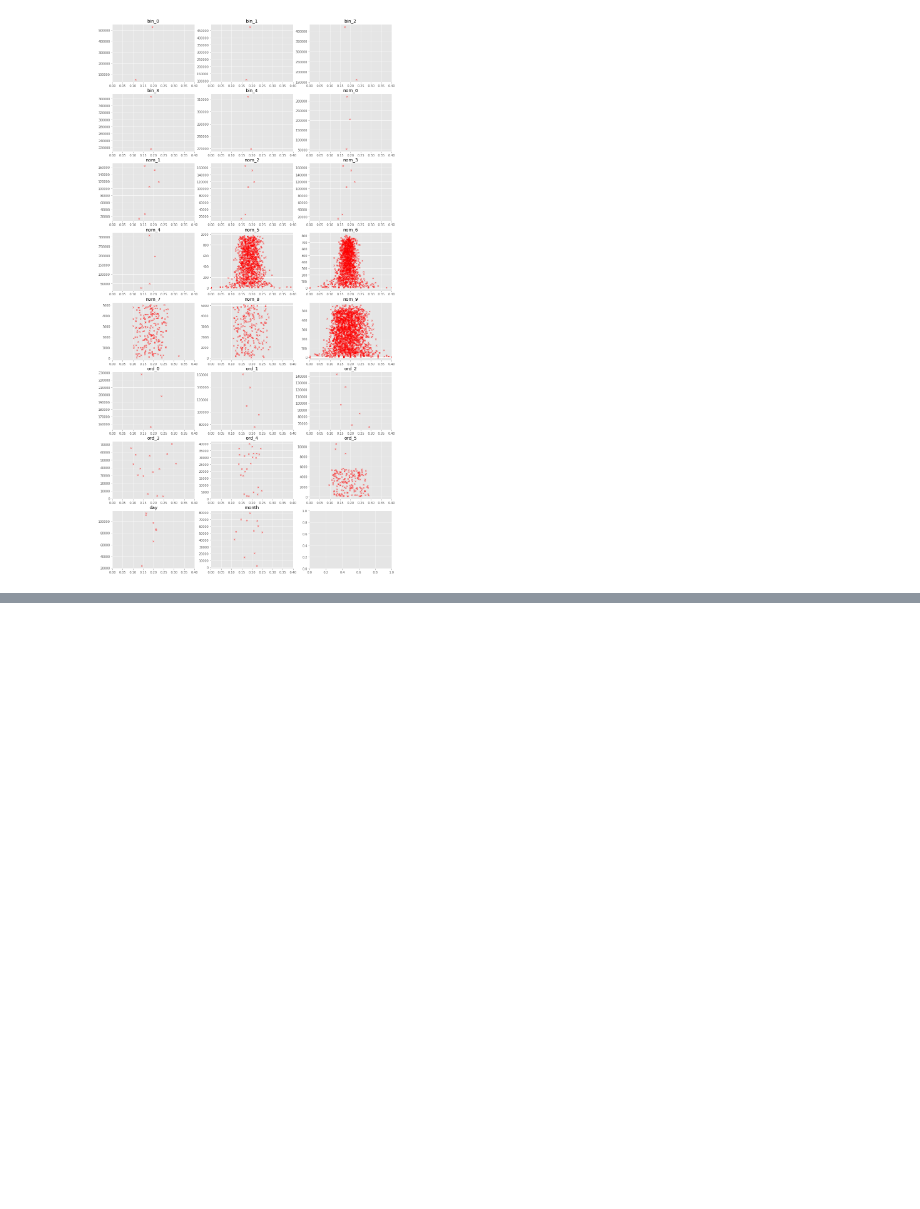
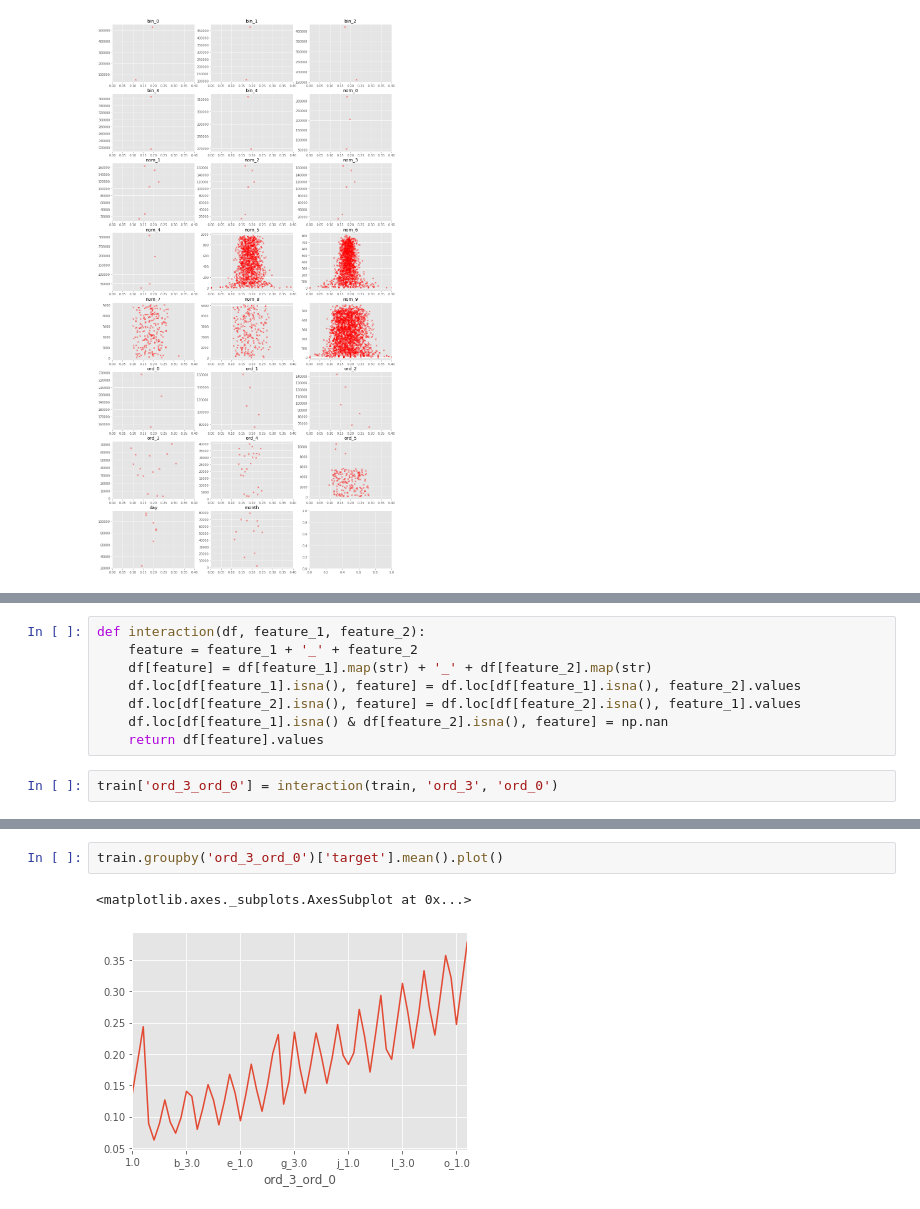
Before and after one commit to viktorsapozhok/cafeen, a Jupyter notebook: notebooks/1_eda.ipynb, the cells around one changed output, grey strips where cells are left out. Drawn from its saved outputs; the diff is of its cells as text; blank space fills up the shorter version.

```diff
--- a/notebooks/1_eda.ipynb
+++ b/notebooks/1_eda.ipynb
@@ -138,0 +148,10 @@ stat.iloc[0:60]
+# %%
+def interaction(df, feature_1, feature_2):
+    feature = feature_1 + '_' + feature_2
+    df[feature] = df[feature_1].map(str) + '_' + df[feature_2].map(str)
+    df.loc[df[feature_1].isna(), feature] = df.loc[df[feature_1].isna(), feature_2].values
+    df.loc[df[feature_2].isna(), feature] = df.loc[df[feature_2].isna(), feature_1].values
+    df.loc[df[feature_1].isna() & df[feature_2].isna(), feature] = np.nan
+    return df[feature].values
+# %%
+train['ord_3_ord_0'] = interaction(train, 'ord_3', 'ord_0')
@@ -138,0 +168,5 @@ stat.iloc[0:60]
+# %%
+train.groupby('ord_3_ord_0')['target'].mean().plot()
+# %% [output]
+<matplotlib.axes._subplots.AxesSubplot at 0x...>
+[figure, added]
```
Also changed, not shown: parts of 8 cells of this notebook, 2 other files.
